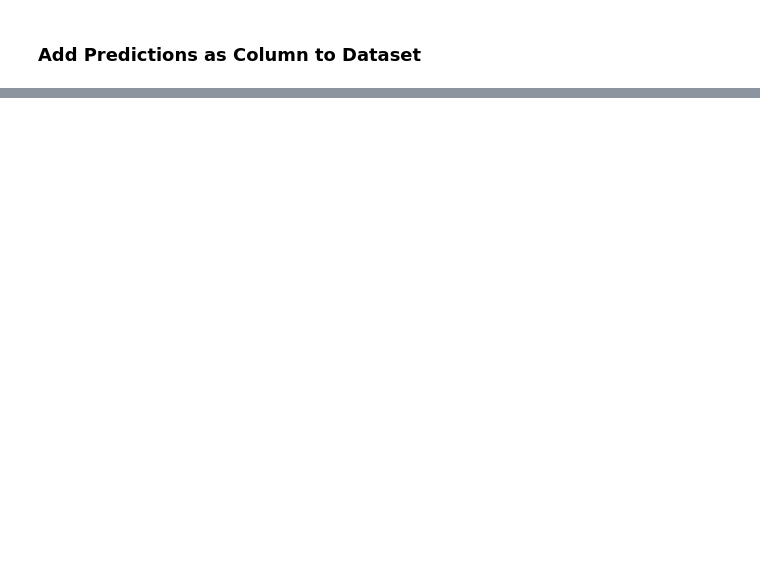
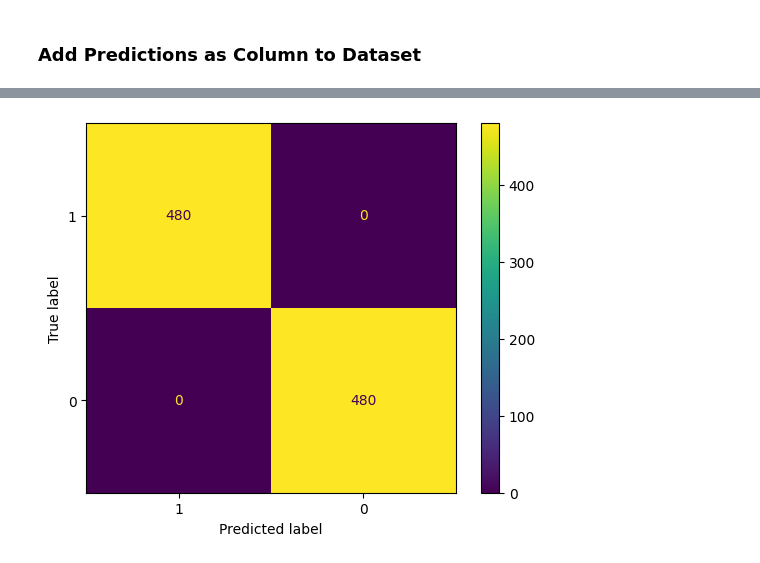
Before and after one commit to kmr6702/Oscars-Predictions-ML-Project, a Jupyter notebook: Code/sentiment_analysis.ipynb, the cells around one changed output, grey strips where cells are left out. Cells and saved outputs as stored; diff of their text form; code cells hidden in the pictures; blank space fills up the shorter version.

Commit message:
Add Classification Model to Sentiment Pipeline

```diff
--- a/Code/sentiment_analysis.ipynb
+++ b/Code/sentiment_analysis.ipynb
@@ -1101,0 +1145,21 @@ all_movies.to_csv('/content/gdrive/MyDrive/ML Project/Code/sentiment_model/all_m
+# %%
+from sklearn.linear_model import LogisticRegression
+from sklearn.metrics import accuracy_score
+
+# Test penalties and regularizations
+
+# Create an instance of the logistic regression model with a random state of 35
+logistic_model = LogisticRegression(penalty = 'l2', C = 1, random_state=35)
+
+# Train model, predict, and report acccuracy
+logistic_model.fit(X_train_lr, y_train_lr)
+train_prediction = logistic_model.predict(X_train_lr)
+train_accuracy_lr = accuracy_score(y_train_lr, train_prediction) # Calculate accuracy
+
+print(f"Training Accuracy: {train_accuracy_lr}")
+
+# Perform validation on model
+val_prediction = logistic_model.predict(X_val_lr)
+val_accuracy_lr = accuracy_score(y_val_lr, val_prediction) # Calculate accuracy
+
+print(f"Validation Accuracy: {val_accuracy_lr}")
@@ -1101,0 +1204,14 @@ all_movies.to_csv('/content/gdrive/MyDrive/ML Project/Code/sentiment_model/all_m
+# %%
+# Train model using optimal parameters
+logistic_model = LogisticRegression(random_state=35)
+logistic_model = logistic_model.fit(X_train_lr, y_train_lr)
+
+# Test model
+test_prediction = logistic_model.predict(X_test_lr)
+test_accuracy_lr = logistic_model.score(X_test_lr, y_test_lr) # Calculate accuracy
+
+print(f"\tTest Accuracy: {test_accuracy_lr}")
+
+precision_lr = precision_score(y_test_lr, test_prediction)
+recall_lr = recall_score(y_test_lr, test_prediction)
+f1_lr = f1_score(y_test_lr, test_prediction)
@@ -1101,0 +1243,12 @@ all_movies.to_csv('/content/gdrive/MyDrive/ML Project/Code/sentiment_model/all_m
+# %%
+from sklearn.metrics import confusion_matrix
+from sklearn import metrics
+import matplotlib.pyplot as plt
+
+# Code adapted from this link: https://www.w3schools.com/python/python_ml_confusion_matrix.asp
+cm = confusion_matrix(y_test_lr, test_prediction)
+cm_display = metrics.ConfusionMatrixDisplay(confusion_matrix = cm, display_labels = ['1', '0'])
+cm_display.plot()
+plt.show()
+# %% [output]
+[figure, added]
```
Also changed, not shown: parts of 40 cells of this notebook.
